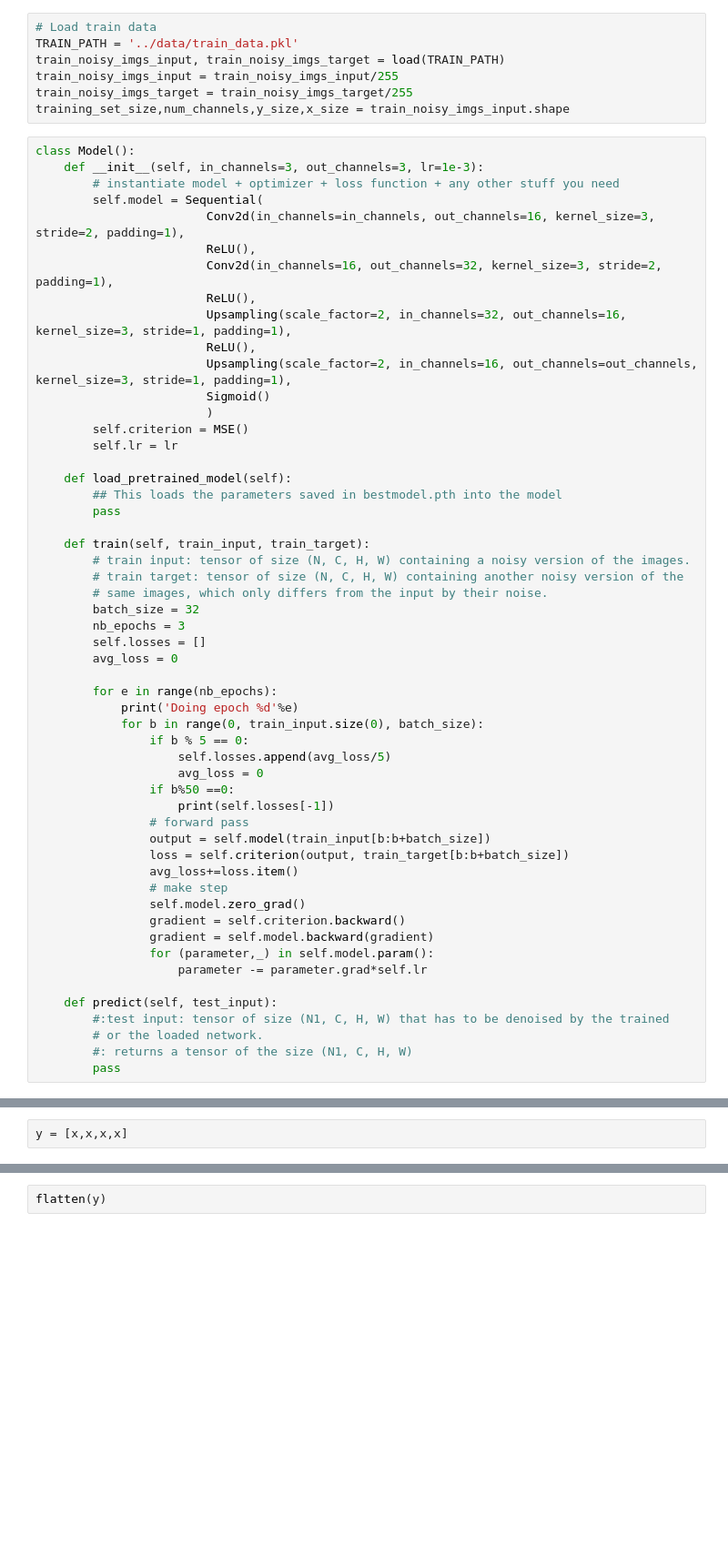
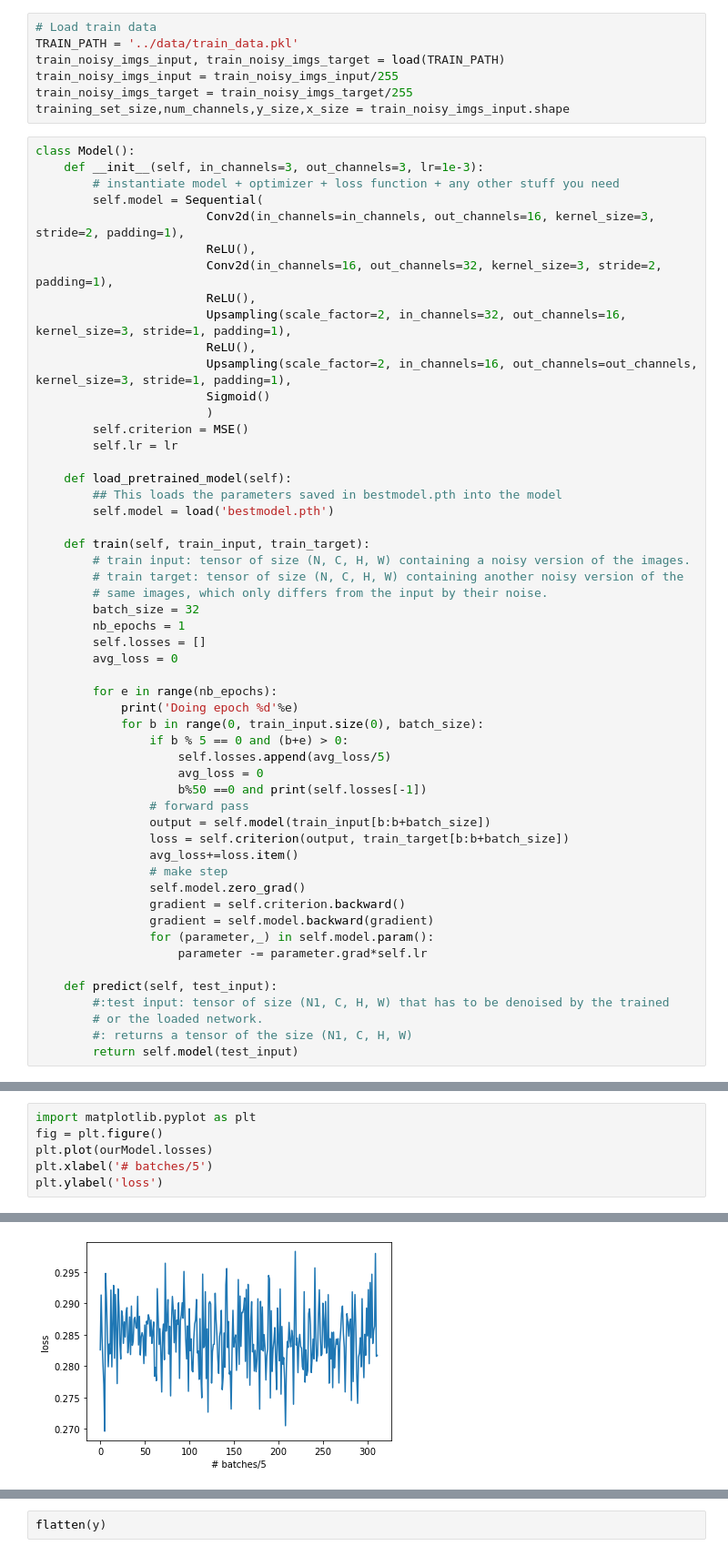
Before and after one commit to frasalvi/Noise2Noise-Denoising-Autoencoder, a Jupyter notebook: Miniproject2/Test_model.ipynb, the cells around one changed output, grey strips where cells are left out. Shown at 91% size. Drawn from its saved outputs; the diff is of its cells as text; blank space fills up the shorter version.

```diff
--- a/Miniproject2/Test_model.ipynb
+++ b/Miniproject2/Test_model.ipynb
@@ -39,25 +39,24 @@ class Model():
 
     def load_pretrained_model(self):
         ## This loads the parameters saved in bestmodel.pth into the model
-        pass
+        self.model = load('bestmodel.pth')
 
     def train(self, train_input, train_target):
         # train ̇input: tensor of size (N, C, H, W) containing a noisy version of the images.
         # train target: tensor of size (N, C, H, W) containing another noisy version of the
         # same images, which only differs from the input by their noise.
         batch_size = 32
-        nb_epochs = 3
+        nb_epochs = 1
         self.losses = []
         avg_loss = 0
 
         for e in range(nb_epochs):
             print('Doing epoch %d'%e)
             for b in range(0, train_input.size(0), batch_size):
-                if b % 5 == 0:
+                if b % 5 == 0 and (b+e) > 0:
                     self.losses.append(avg_loss/5)
                     avg_loss = 0
-                if b%50 ==0:
-                    print(self.losses[-1])
+                    b%50 ==0 and print(self.losses[-1])
                 # forward pass
                 output = self.model(train_input[b:b+batch_size])
                 loss = self.criterion(output, train_target[b:b+batch_size])
@@ -73,7 +72,7 @@ class Model():
         #:test ̇input: tensor of size (N1, C, H, W) that has to be denoised by the trained
         # or the loaded network.
         #: returns a tensor of the size (N1, C, H, W)
-        pass
+        return self.model(test_input)
 # %%
 ourModel = Model()
 ourModel.train(train_noisy_imgs_input, train_noisy_imgs_target)
@@ -101,2 +97,7 @@ ourModel.losses
 # %%
-y = [x,x,x,x]
+import matplotlib.pyplot as plt
+fig = plt.figure()
+plt.plot(ourModel.losses)
+plt.xlabel('# batches/5')
+plt.ylabel('loss')
+# %% [output]
@@ -102,0 +105 @@ y = [x,x,x,x]
+[figure, added]
```
Also changed, not shown: parts of 7 cells of this notebook, 1 other file.
